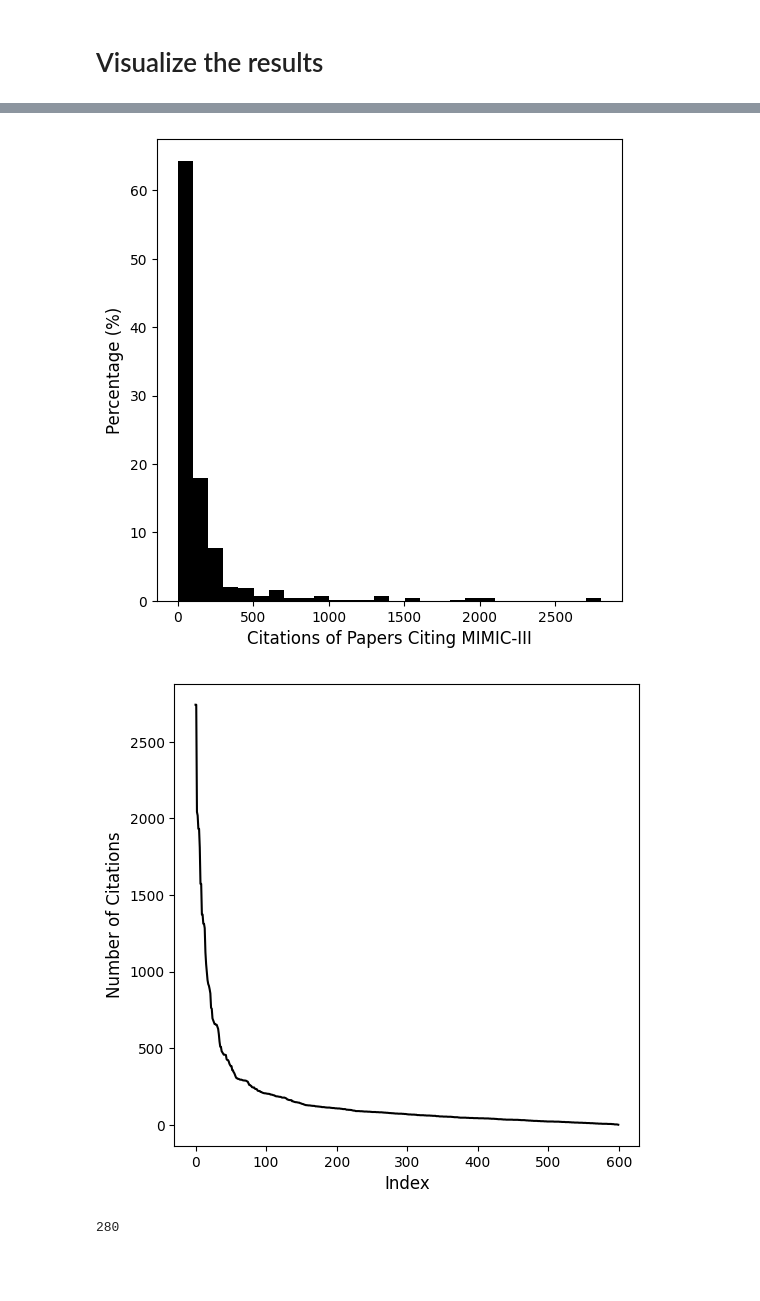
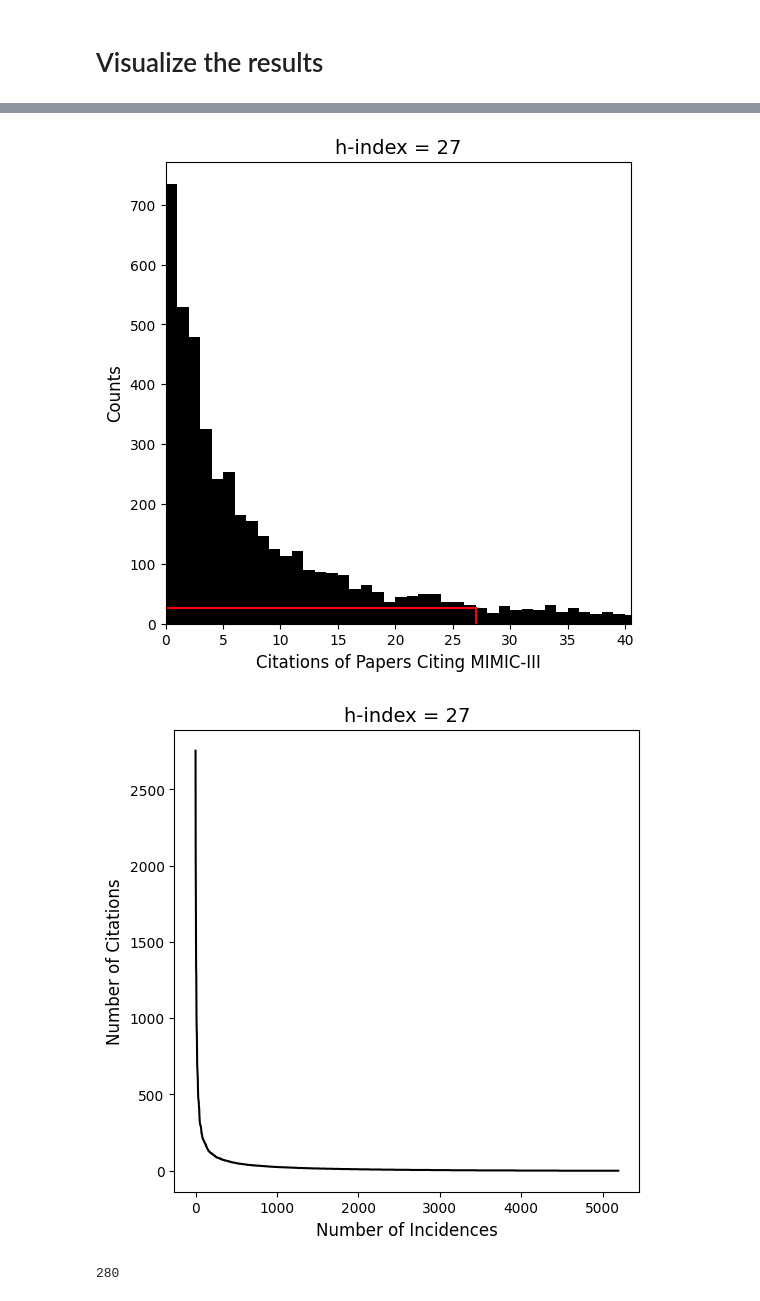
Before and after one commit to Lucas-Mc/power-of-data-communities, a Jupyter notebook: mimic-citations.ipynb, the cells around one changed output, grey strips where cells are left out. Saved outputs shown, nothing was run; the diff lists cells and outputs as text; code cells hidden in the pictures; blank space fills up the shorter version.

Commit message:
Finished mimic-iii processing

```diff
--- a/mimic-citations.ipynb
+++ b/mimic-citations.ipynb
@@ -797,8 +797,8 @@ start_idxs = {
     2019: -1,
     2020: -1,
     2021: -1,
-    2022: 870,
-    2023: 0
+    2022: -1,
+    2023: 840
 }
 query_years = list(start_idxs.keys())
 results_dict = {y:[] for y in query_years}
@@ -882,3 +890,13 @@ merged_df = pd.concat([old_df,new_df], ignore_index=True).astype(int)
 pd.DataFrame(data=merged_df).to_csv('citations___mimic-iii.csv')
 # %% [markdown]
 # Visualize the results
+# %%
+c = Counter(total_df)
+h_index = 0
+for i in np.arange(0,len(total_df)):
+    print(i, c[i])
+    if c[i] >= i:
+        h_index = i
+    else:
+        break
+print(f'h-index = {h_index}')
@@ -885,19 +921,42 @@ pd.DataFrame(data=merged_df).to_csv('citations___mimic-iii.csv')
 # %%
-total_df = list(pd.read_csv('citations___mimic-iii.csv', index_col=0).to_numpy().flatten())
+total_df = list(pd.read_csv('citations___mimic-iii.csv', index_col=0).to_numpy()[:,1].flatten())
+PERCENTAGE = False
 plt.figure(figsize=(6,6))
-plt.hist(total_df, bins=range(min(total_df), max(total_df)+100, 100), weights=100*np.ones(len(total_df))/len(total_df), color='k')
+if PERCENTAGE:
+    plt.hist(total_df, bins=range(min(total_df), max(total_df)+100, 100), weights=100*np.ones(len(total_df))/len(total_df), color='k')
+else:
+    plt.hist(total_df, bins=range(min(total_df), max(total_df)+100, 1), color='k')
 plt.xlabel('Citations of Papers Citing MIMIC-III', fontsize=12)
-plt.ylabel('Percentage (%)', fontsize=12)
+if PERCENTAGE:
+    plt.ylabel('Percentage (%)', fontsize=12)
+else:
+    plt.ylabel('Counts', fontsize=12)
+c = Counter(total_df)
+h_index = 0
+for i in np.arange(0,len(total_df)):
+    if c[i] >= i:
+        h_index = i
+    else:
+        break
+plt.title(f'h-index = {h_index}', fontsize=14)
+plt.plot([h_index,h_index], [0,h_index], color='r')
+plt.plot([0,h_index], [h_index,h_index], color='r')
+if not PERCENTAGE:
+    plt.xlim([0,1.5*h_index])
+    # plt.ylim([0,1.5*h_index])
 plt.show()
 
 plt.figure(figsize=(6,6))
 plt.plot(sorted(total_df, reverse=True), color='k')
-plt.xlabel('Index', fontsize=12)
+plt.xlabel('Number of Incidences', fontsize=12)
 plt.ylabel('Number of Citations', fontsize=12)
+plt.title(f'h-index = {h_index}', fontsize=14)
+# plt.xlim([0,1.1*h_index])
+# plt.ylim([0,1.1*h_index])
 plt.show()
 # %% [output]
-[figure, old version]
+[figure, new version]
-[figure, old version]
+[figure, new version]
 # %%
 print(len(all_citations))
 # %% [output]
```
Also changed, not shown: parts of 2 cells of this notebook, 1 other file.
